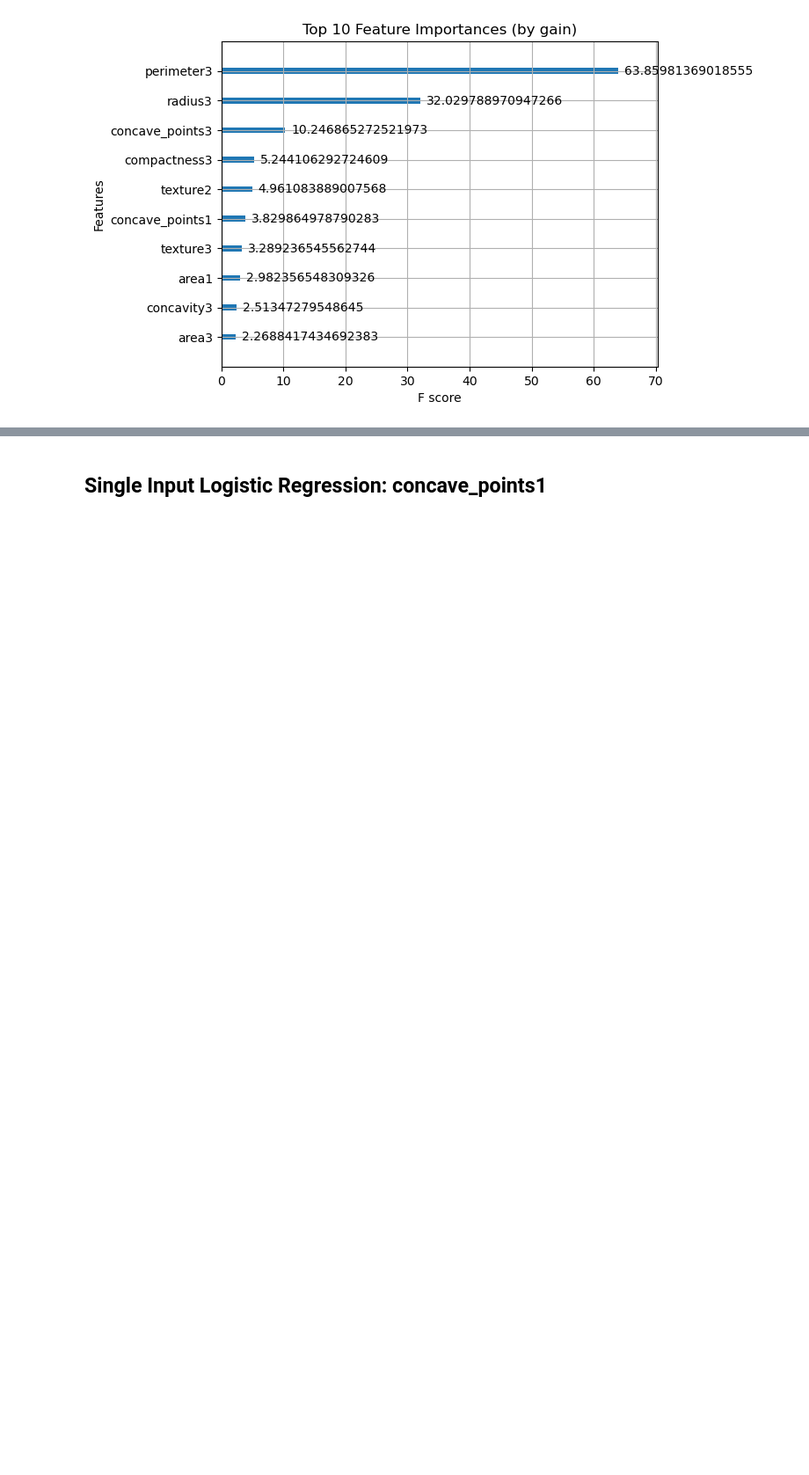
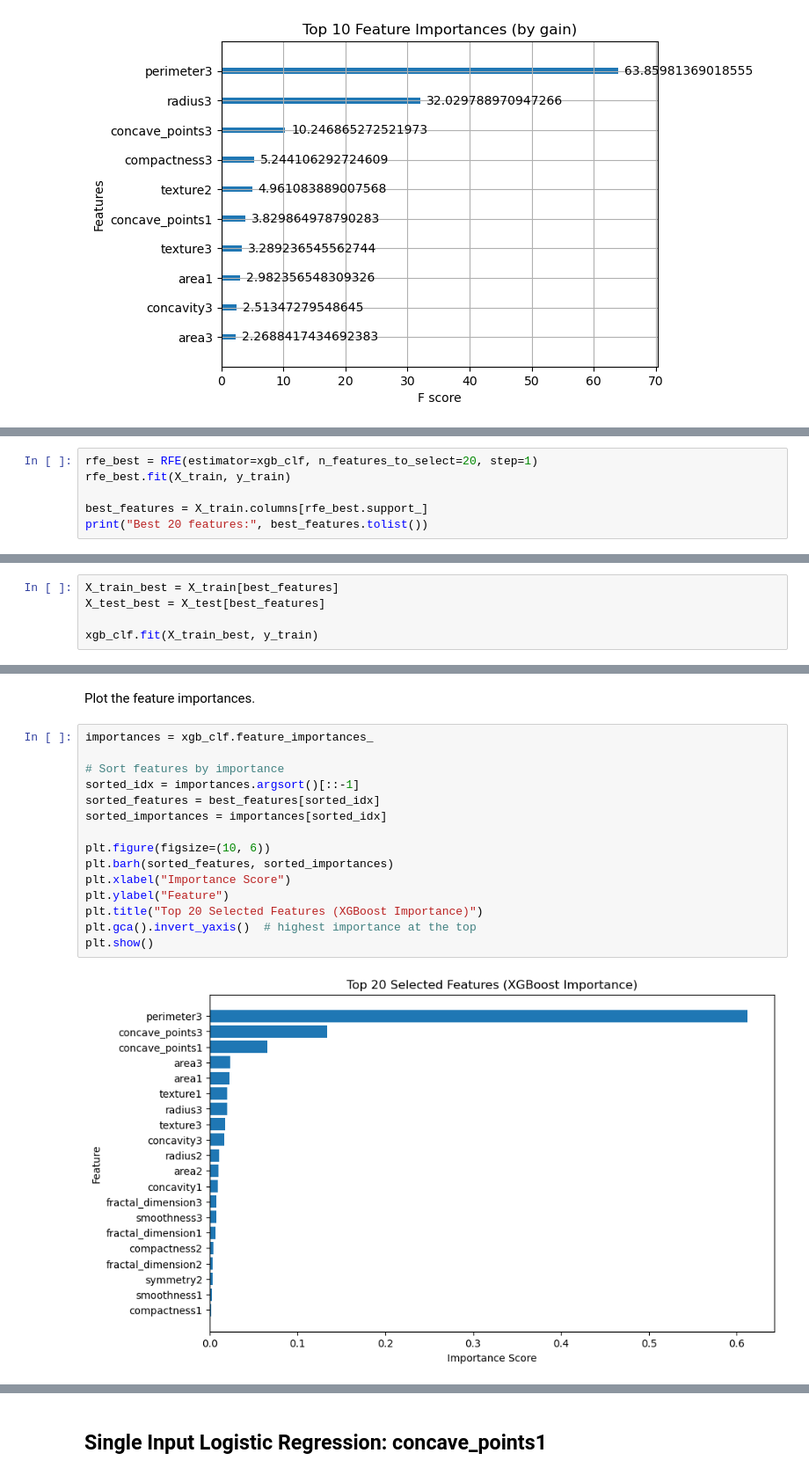
Before and after one commit to hamdahass/DATA5100-group-project, a Jupyter notebook: code/breast_cancer.ipynb, the cells around one changed output, grey strips where cells are left out. Shown at 88% size. Saved outputs shown, nothing was run; the diff lists cells and outputs as text; blank space fills up the shorter version.

Commit message:
optimized XGBoost features

```diff
--- a/code/breast_cancer.ipynb
+++ b/code/breast_cancer.ipynb
@@ -637,0 +737,6 @@ plt.show()
+# %%
+rfe_best = RFE(estimator=xgb_clf, n_features_to_select=20, step=1)
+rfe_best.fit(X_train, y_train)
+
+best_features = X_train.columns[rfe_best.support_]
+print("Best 20 features:", best_features.tolist())
@@ -637,0 +747,5 @@ plt.show()
+# %%
+X_train_best = X_train[best_features]
+X_test_best = X_test[best_features]
+
+xgb_clf.fit(X_train_best, y_train)
@@ -637,0 +773,19 @@ plt.show()
+# %% [markdown]
+Plot the feature importances.
+# %%
+importances = xgb_clf.feature_importances_
+
+# Sort features by importance
+sorted_idx = importances.argsort()[::-1]
+sorted_features = best_features[sorted_idx]
+sorted_importances = importances[sorted_idx]
+
+plt.figure(figsize=(10, 6))
+plt.barh(sorted_features, sorted_importances)
+plt.xlabel("Importance Score")
+plt.ylabel("Feature")
+plt.title("Top 20 Selected Features (XGBoost Importance)")
+plt.gca().invert_yaxis()  # highest importance at the top
+plt.show()
+# %% [output]
+[figure, added]
```
Also changed, not shown: parts of 17 cells of this notebook.
